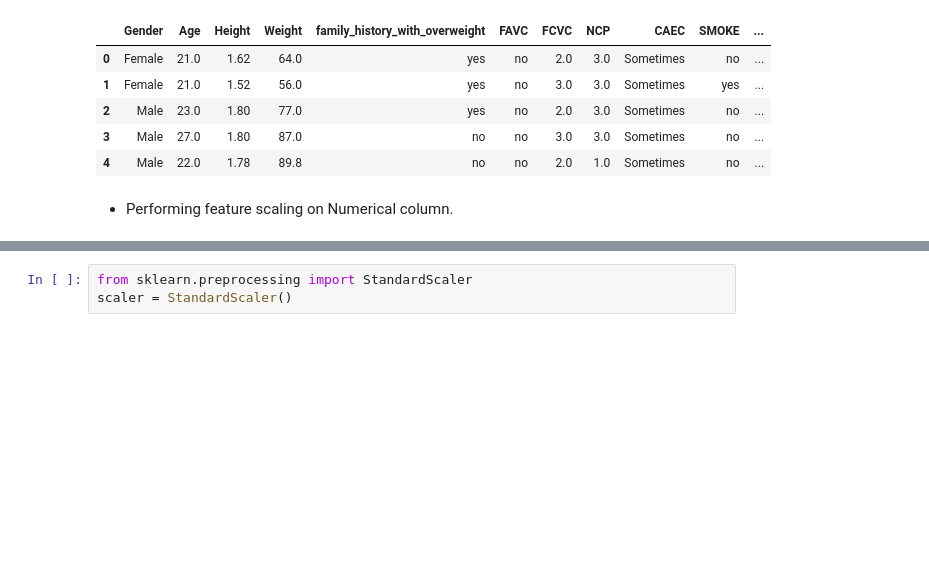
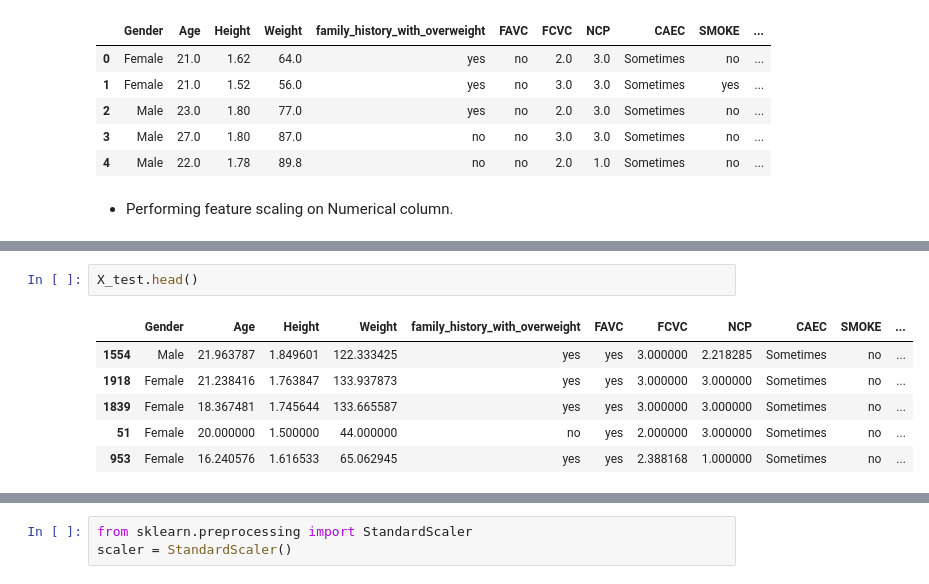
Before and after one commit to iamaakashpal/Placement-Assignment_Aakash_Pal, a Jupyter notebook: MACHINE LEARNING/2/2.ipynb, the cells around one changed output, grey strips where cells are left out. Cells and saved outputs as stored; diff of their text form; blank space fills up the shorter version.

```diff
--- a/MACHINE LEARNING/2/2.ipynb
+++ b/MACHINE LEARNING/2/2.ipynb
@@ -246,0 +305,9 @@ dataset.head()      # Top  5 records of the dataset
+# %%
+X_test.head()
+# %% [output]
+|  | Gender | Age | Height | Weight | family_history_with_overweight | FAVC | FCVC | NCP | CAEC | SMOKE | ... |
+| 1554 | Male | 21.963787 | 1.849601 | 122.333425 | yes | yes | 3.000000 | 2.218285 | Sometimes | no | ... |
+| 1918 | Female | 21.238416 | 1.763847 | 133.937873 | yes | yes | 3.000000 | 3.000000 | Sometimes | no | ... |
+| 1839 | Female | 18.367481 | 1.745644 | 133.665587 | yes | yes | 3.000000 | 3.000000 | Sometimes | no | ... |
+| 51 | Female | 20.000000 | 1.500000 | 44.000000 | no | yes | 2.000000 | 3.000000 | Sometimes | no | ... |
+| 953 | Female | 16.240576 | 1.616533 | 65.062945 | yes | yes | 2.388168 | 1.000000 | Sometimes | no | ... |
```
Also changed, not shown: parts of 17 cells of this notebook.
